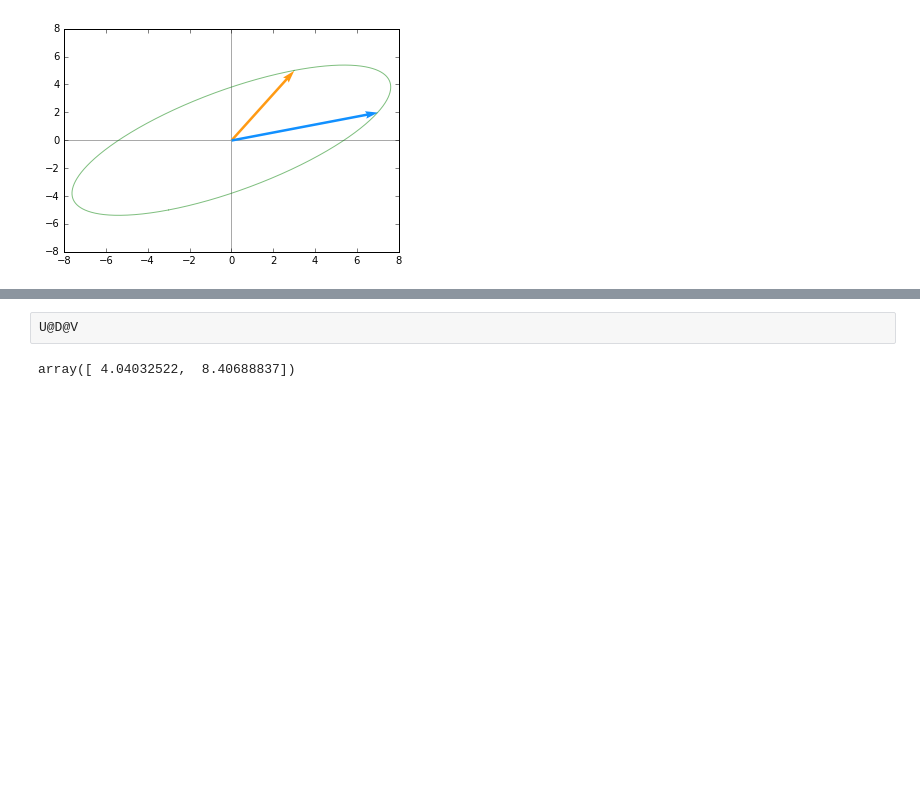
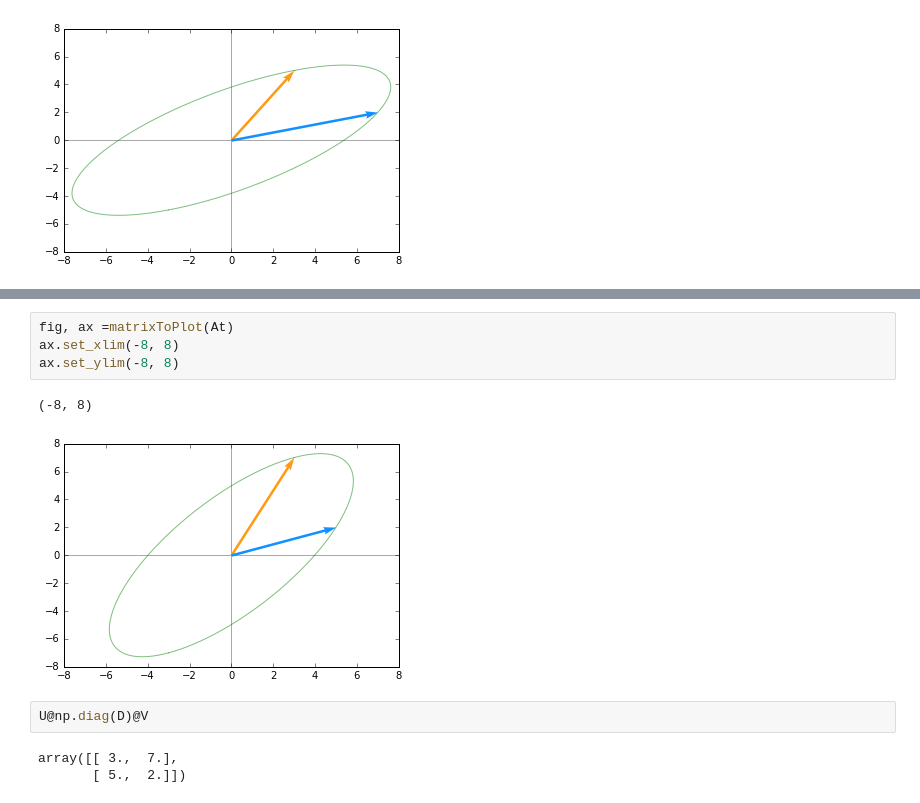
Before and after one commit to RRisto/learning, a Jupyter notebook: linear_algebra_learn/deepLearningBook-Notes-master/2.1 Scalars, Vectors, Matrices and Tensors/2.1 Scalars Vectors Matrices and Tensors.ipynb, the cells around one changed output, grey strips where cells are left out. Drawn from its saved outputs; the diff is of its cells as text; blank space fills up the shorter version.

```diff
--- a/linear_algebra_learn/deepLearningBook-Notes-master/2.1 Scalars, Vectors, Matrices and Tensors/2.1 Scalars Vectors Matrices and Tensors.ipynb
+++ b/linear_algebra_learn/deepLearningBook-Notes-master/2.1 Scalars, Vectors, Matrices and Tensors/2.1 Scalars Vectors Matrices and Tensors.ipynb
@@ -596,4 +609,12 @@ array([ 4.04032522,  8.40688837])
+# %%
+fig, ax =matrixToPlot(At)
+ax.set_xlim(-8, 8)
+ax.set_ylim(-8, 8)
+# %% [output]
+(-8, 8)
+[figure, added]
 # %%
-U@D@V
+U@np.diag(D)@V
 # %% [output]
-array([ 4.04032522,  8.40688837])
+array([[ 3.,  7.],
+       [ 5.,  2.]])
```
Also changed, not shown: parts of 15 cells of this notebook, 1 other file.
